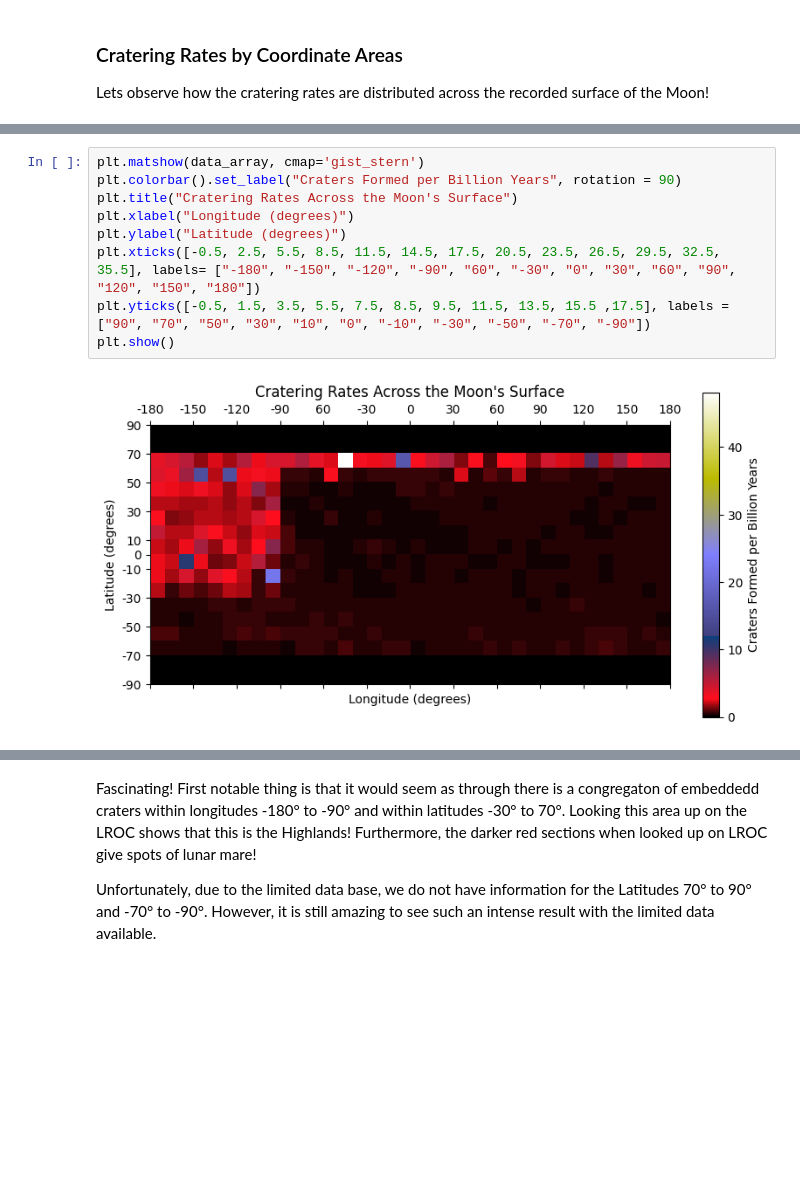
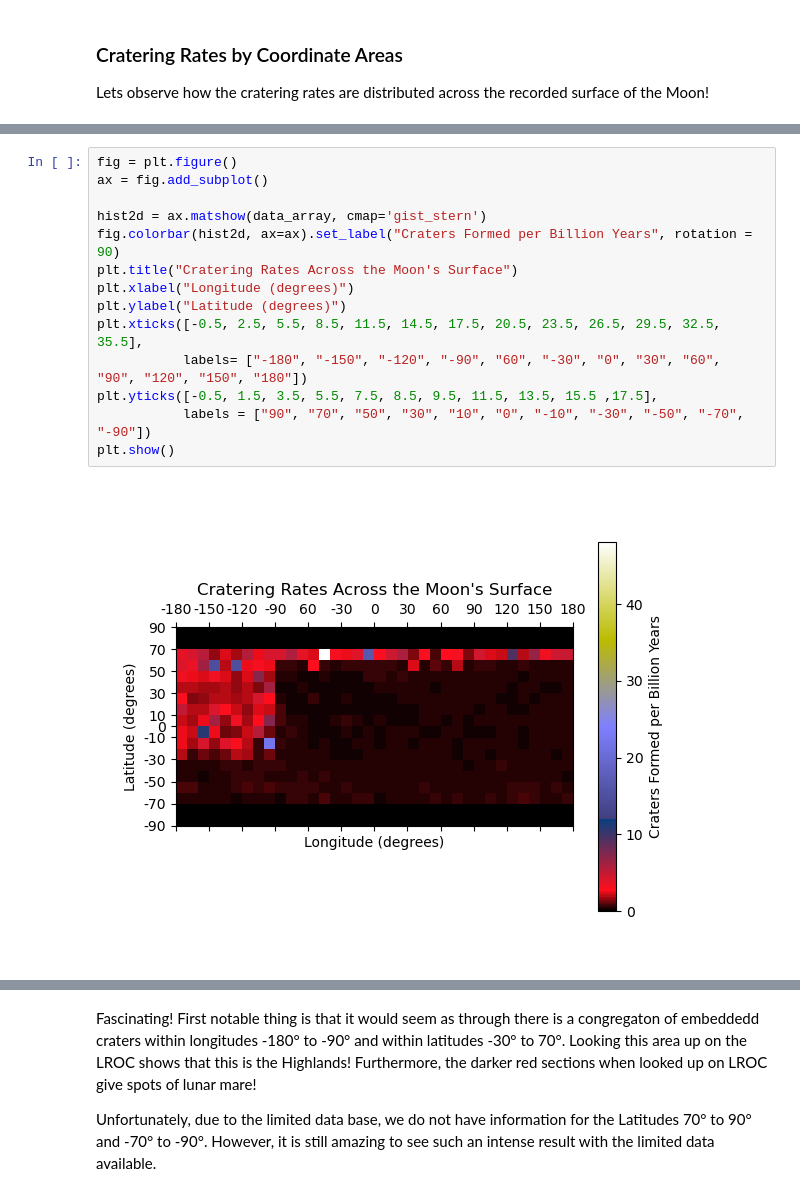
Before and after one commit to devlinih/lunar-crater-rates, a Jupyter notebook: lunar-crater-rates.ipynb, the cells around one changed output, grey strips where cells are left out. Cells and saved outputs as stored; diff of their text form; blank space fills up the shorter version.

```diff
--- a/lunar-crater-rates.ipynb
+++ b/lunar-crater-rates.ipynb
@@ -426,11 +470,16 @@ Lets observe how the cratering rates are distributed across the recorded surface
 # %%
-plt.matshow(data_array, cmap='gist_stern')
-plt.colorbar().set_label("Craters Formed per Billion Years", rotation = 90)
+fig = plt.figure()
+ax = fig.add_subplot()
+
+hist2d = ax.matshow(data_array, cmap='gist_stern')
+fig.colorbar(hist2d, ax=ax).set_label("Craters Formed per Billion Years", rotation = 90)
 plt.title("Cratering Rates Across the Moon's Surface")
 plt.xlabel("Longitude (degrees)")
 plt.ylabel("Latitude (degrees)")
-plt.xticks([-0.5, 2.5, 5.5, 8.5, 11.5, 14.5, 17.5, 20.5, 23.5, 26.5, 29.5, 32.5, 35.5], labels= ["-180", "-150", "-120", "-90", "60", "-30", "0", "30", "60", "90", "120", "150", "180"])
-plt.yticks([-0.5, 1.5, 3.5, 5.5, 7.5, 8.5, 9.5, 11.5, 13.5, 15.5 ,17.5], labels = ["90", "70", "50", "30", "10", "0", "-10", "-30", "-50", "-70", "-90"])
+plt.xticks([-0.5, 2.5, 5.5, 8.5, 11.5, 14.5, 17.5, 20.5, 23.5, 26.5, 29.5, 32.5, 35.5],
+           labels= ["-180", "-150", "-120", "-90", "60", "-30", "0", "30", "60", "90", "120", "150", "180"])
+plt.yticks([-0.5, 1.5, 3.5, 5.5, 7.5, 8.5, 9.5, 11.5, 13.5, 15.5 ,17.5],
+           labels = ["90", "70", "50", "30", "10", "0", "-10", "-30", "-50", "-70", "-90"])
 plt.show()
 # %% [output]
-[figure, old version]
+[figure, new version]
```
Also changed, not shown: parts of 16 cells of this notebook.
